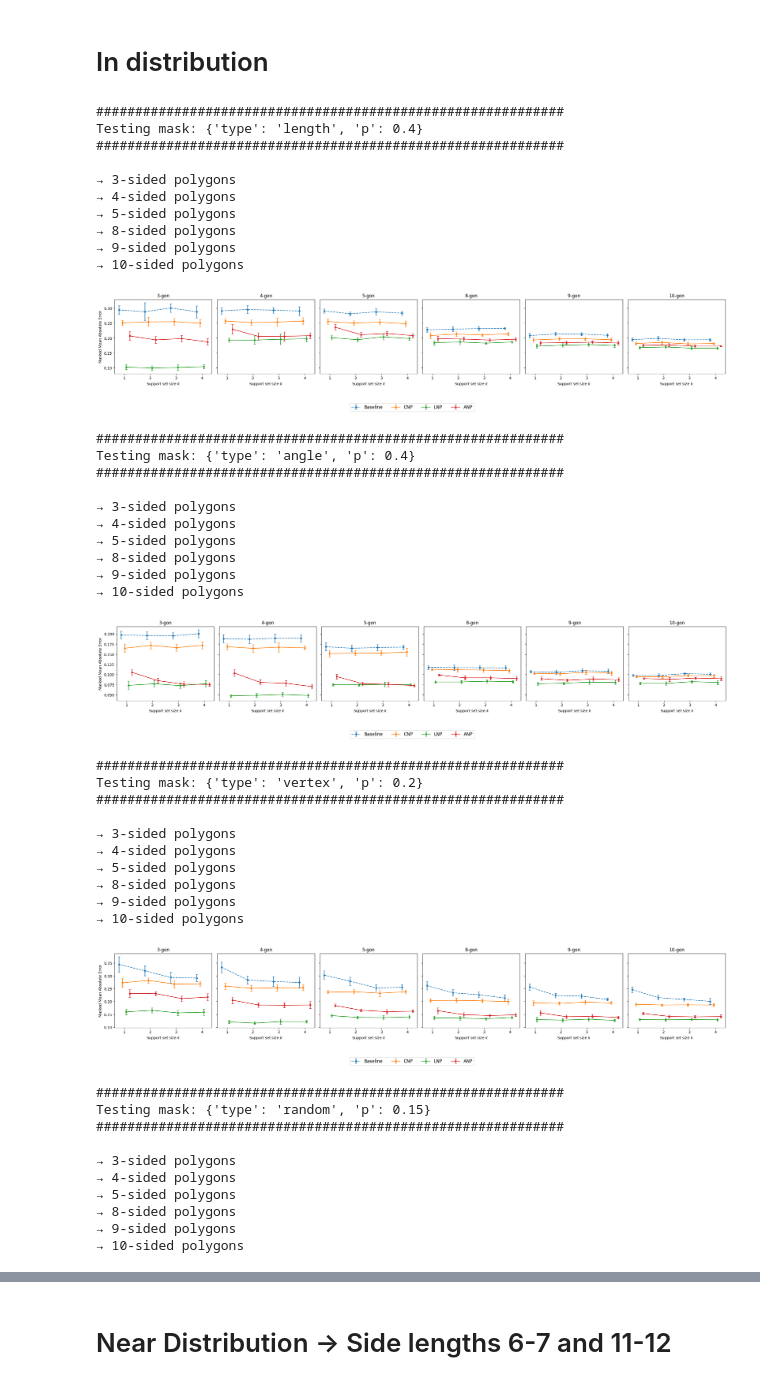
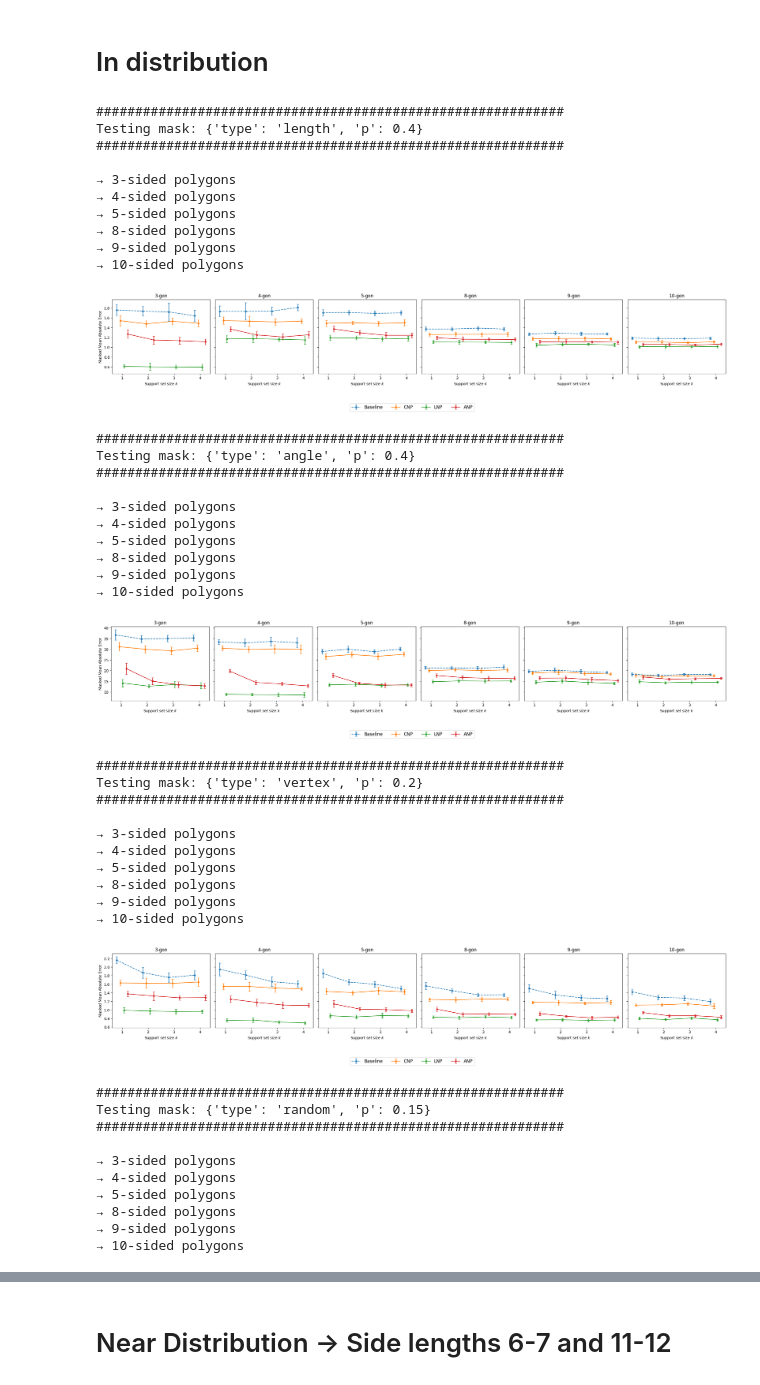
Before and after one commit to Fox4Song/fyp, a Jupyter notebook: notebooks/polygon/masked_completion_task/masked_completion_eval.ipynb, the cells around one changed output, grey strips where cells are left out. Drawn from its saved outputs; the diff is of its cells as text; code cells hidden in the pictures.

Commit message:
Unnormalise plots

```diff
--- a/notebooks/polygon/masked_completion_task/masked_completion_eval.ipynb
+++ b/notebooks/polygon/masked_completion_task/masked_completion_eval.ipynb
@@ -498,6 +498,8 @@ sides = [3, 4, 5, 8, 9, 10] # [3,4,5,8,9,10]
 context_sizes = list(range(1, 5)) # 1-4
 runs_per_size = 10
 tf_max_seq_len = 512
+radius = 3
+center = (5,5)
 
 mask_configs = [
     {"type": "length", "p": 0.4},        # only mask side‐length tokens
@@ -591,6 +593,12 @@ for mask_cfg in mask_configs:
         for (model_name, marker), dx in zip(model_plotting, offsets):
             ys   = [results[s]['masked_mae'][model_name][k]["masked_mae"] for k in context_sizes]
             yerr = [results[s]['masked_mae_std'][model_name][k]["masked_mae"] for k in context_sizes]
+            if mask_cfg['type'] in ('length', 'vertex'):
+                ys = Polygon._unnormalise_lengths(ys, radius)
+                yerr = Polygon._unnormalise_lengths(yerr, radius)
+            if mask_cfg['type'] == 'angle':
+                ys = Polygon._unnormalise_angles(ys)
+                yerr = Polygon._unnormalise_angles(yerr)
             ax.errorbar(
                 context_sizes+dx,
                 ys,
@@ -622,35 +630,35 @@ for mask_cfg in mask_configs:
         fig.savefig(f"../notebooks/polygon/masked_completion_task/figures/in_distribution_{mask_cfg['type']}{mask_cfg.get('p', '')}.pdf",
                     bbox_inches='tight',)
     else:
         fig.savefig(f"../notebooks/polygon/masked_completion_task/figures/in_distribution_{mask_cfg['type']}{mask_cfg.get('p', '')}.pdf")
     plt.show()
 
 df = pd.DataFrame(all_rows)
 df.to_csv('../notebooks/polygon/masked_completion_task/results/in_distribution_results.csv', index=False)
 print(f"Saved consolidated results to ../notebooks/polygon/masked_completion_task/results/in_distribution_results.csv")
 # %% [output]
 ############################################################
 Testing mask: {'type': 'length', 'p': 0.4}
 ############################################################
 
 → 3-sided polygons
 → 4-sided polygons
 → 5-sided polygons
 → 8-sided polygons
 → 9-sided polygons
 → 10-sided polygons
-[figure, old version]
+[figure, new version]
 ############################################################
 Testing mask: {'type': 'angle', 'p': 0.4}
 ############################################################
 
 → 3-sided polygons
 → 4-sided polygons
 → 5-sided polygons
 → 8-sided polygons
 → 9-sided polygons
 → 10-sided polygons
-[figure, old version]
+[figure, new version]
 ############################################################
 Testing mask: {'type': 'vertex', 'p': 0.2}
 ############################################################
@@ -661,7 +669,7 @@ Testing mask: {'type': 'vertex', 'p': 0.2}
 → 8-sided polygons
 → 9-sided polygons
 → 10-sided polygons
-[figure, old version]
+[figure, new version]
 ############################################################
 Testing mask: {'type': 'random', 'p': 0.15}
 ############################################################
```
Also changed, not shown: parts of 2 cells of this notebook.
